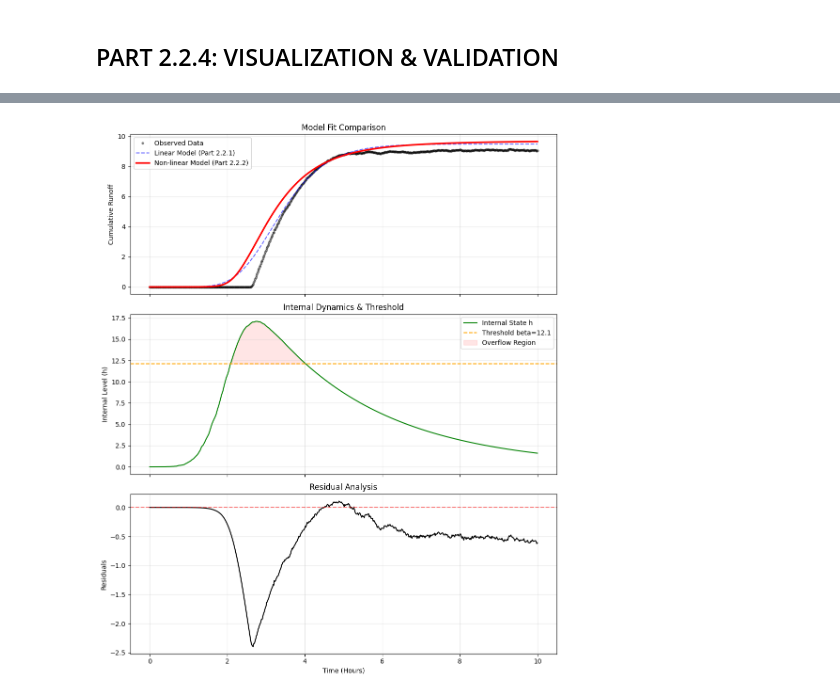
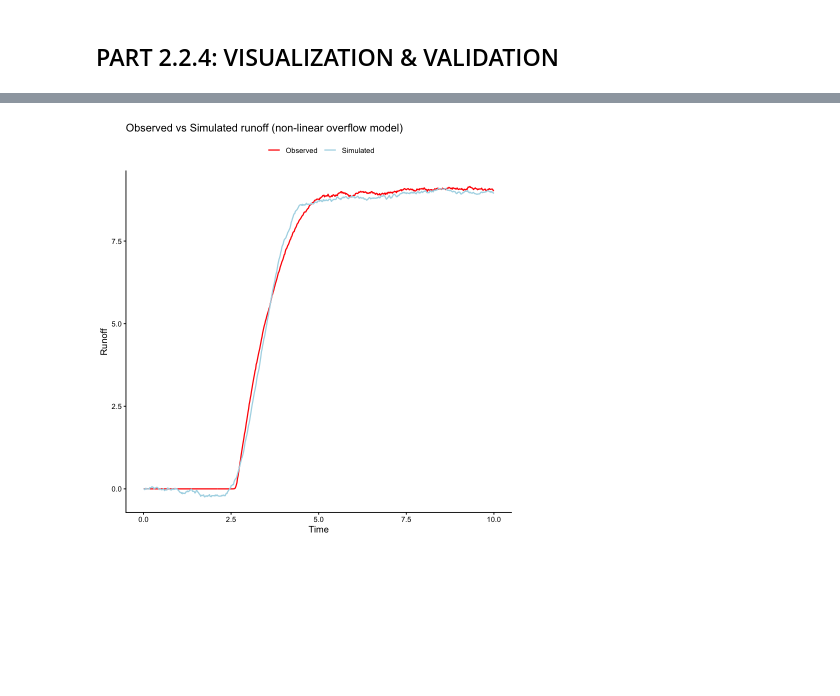
Before and after one commit to chrjx/AdvTSA, a Jupyter notebook: assignment3/part22.ipynb, the cells around one changed output, grey strips where cells are left out. Saved outputs shown, nothing was run; the diff lists cells and outputs as text; code cells hidden in the pictures; blank space fills up the shorter version.

Commit message:
update part 2

```diff
--- a/assignment3/part22.ipynb
+++ b/assignment3/part22.ipynb
@@ -219,48 +430,66 @@ e.g., A higher Threshold (beta) can be compensated by a larger Scale (A).
 # %% [markdown]
 ## PART 2.2.4: VISUALIZATION & VALIDATION
 # %%
-# ==========================================
-# PART 2.2.4: VISUALIZATION & VALIDATION
-# ==========================================
-print("\n--- Running Part 2.2.4: Residual Analysis & Plotting ---")
 
-# Generate simulations for plotting
-sol_final = odeint(overflow_ode, [0, 0], t_obs, args=tuple(params_best))
-model_runoff_nl = sol_final[:, 1]
-internal_h = sol_final[:, 0]
+ggplot(df_plot, aes(x = time)) +
+  geom_line(aes(y = observed,  color = "Observed"), linewidth = 0.7) +
+  geom_line(aes(y = simulated, color = "Simulated"), linewidth = 0.7) +
+  scale_color_manual(values = c("Observed" = "red",
+                                "Simulated" = "lightblue")) +
+  labs(
+    title = "Observed vs Simulated runoff (non-linear overflow model)",
+    y = "Runoff",
+    x = "Time",
+    color = ""
+  ) +
+  theme_classic() +
+  theme(
+    legend.position = "top",
+    plot.title = element_text(size = 13)
+  )
 
-sol_linear = odeint(linear_ode, [0,0,0,0], t_obs, args=(res_linear.x[0], res_linear.x[1]))[:, -1]
+# ============================================================
+# =============== Residual Analysis for 2.2.2 =================
+# ============================================================
 
-fig, (ax1, ax2, ax3) = plt.subplots(3, 1, figsize=(10, 12), sharex=True)
+# 1) Compute residuals
+df_plot$residual <- df_plot$observed - df_plot$simulated
 
-# Plot 1: Model Fit Comparison
-ax1.plot(t_obs, runoff_obs, 'k.', label='Observed Data', alpha=0.4)
-ax1.plot(t_obs, sol_linear, 'b--', label='Linear Model (Part 2.2.1)', alpha=0.6)
-ax1.plot(t_obs, model_runoff_nl, 'r-', linewidth=2.5, label='Non-linear Model (Part 2.2.2)')
-ax1.set_ylabel('Cumulative Runoff')
-ax1.set_title('Model Fit Comparison')
-ax1.legend()
-ax1.grid(True, alpha=0.3)
+# 2) Residuals vs Time
+ggplot(df_plot, aes(x = time, y = residual)) +
+  geom_hline(yintercept = 0, linetype = "dashed") +
+  geom_line(color = "steelblue") +
+  labs(
+    title = "Residuals vs Time Non-linear overflow model",
+    x = "Time", y = "Residual"
+  ) +
+  theme_minimal()
 
-# Plot 2: Internal Dynamics
-ax2.plot(t_obs, internal_h, 'g-', label='Internal State h')
-ax2.axhline(params_best[3], color='orange', linestyle='--', label=f'Threshold beta={params_best[3]:.1f}')
-ax2.fill_between(t_obs, params_best[3], internal_h, where=(internal_h > params_best[3]),
-                 color='red', alpha=0.1, label='Overflow Region')
-ax2.set_ylabel('Internal Level (h)')
-ax2.set_title('Internal Dynamics & Threshold')
-ax2.legend()
-ax2.grid(True, alpha=0.3)
+# 3) Residuals vs Fitted
+ggplot(df_plot, aes(x = simulated, y = residual)) +
+  geom_hline(yintercept = 0, linetype = "dashed") +
+  geom_point(alpha = 0.4, color = "darkred") +
+  labs(
+    title = "Residuals vs Fitted Non-linear overflow model",
+    x = "Fitted stormwater", y = "Residual"
+  ) +
+  theme_minimal()
 
-# Plot 3: Residuals
-residuals = runoff_obs - model_runoff_nl
-ax3.plot(t_obs, residuals, 'k-', label='Residuals (Obs - Model)')
-ax3.axhline(0, color='r', linestyle='--', alpha=0.5)
-ax3.set_ylabel('Residuals')
-ax3.set_xlabel('Time (Hours)')
-ax3.set_title('Residual Analysis')
-ax3.grid(True, alpha=0.3)
+# 4) Histogram of residuals
+ggplot(df_plot, aes(x = residual)) +
+  geom_histogram(bins = 40, colour = "black", fill = "grey80") +
+  labs(
+    title = "Histogram of Residuals Non-linear overflow model",
+    x = "Residual", y = "Count"
+  ) +
+  theme_minimal()
 
-plt.tight_layout()
-plt.show()
+# 5) QQ-Plot
+qqnorm(df_plot$residual,
+       main = "QQ-Plot of Residuals Non-linear overflow model")
+qqline(df_plot$residual, col = "red")
+
+# 6) Autocorrelation function (ACF)
+acf(df_plot$residual,
+    main = "ACF of Residuals Non-linear overflow model")
 # %% [output]
@@ -268 +496 @@ plt.show()
-[figure, old version]
+[figure, new version]
```
Also changed, not shown: parts of 12 cells of this notebook.
